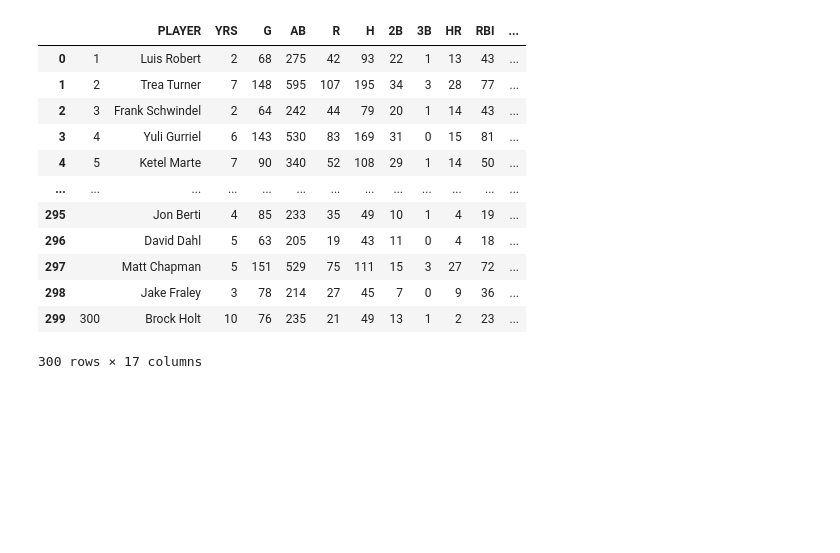
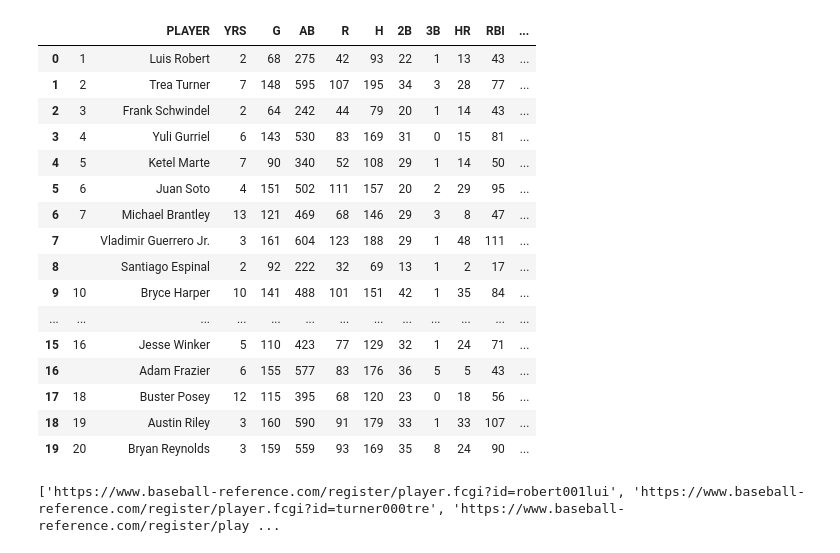
Before and after one commit to lochendrix/MDST, a Jupyter notebook: Baseball df construction f22.ipynb, the cells around one changed output. Cells and saved outputs as stored; diff of their text form; code cells hidden in the pictures; blank space fills up the shorter version.

```diff
--- a/Baseball df construction f22.ipynb
+++ b/Baseball df construction f22.ipynb
@@ -145,37 +145,43 @@ for i in range(1,300,50):
         newDF = pd.concat([newDF,tempDF], ignore_index = True)
 
 #Convert columns from string object to float
 
 for i in range(2,len(columns)):
     colToChange = columns[i]
     newDF[colToChange] = pd.to_numeric(newDF[colToChange])
 
 #Add column for OBP
 
 OBP = []
 
 for i in range (0,newDF.shape[0]):
     OBPi = (newDF.iloc[i,6] + newDF.iloc[i,11]) / (newDF.iloc[i,4] + newDF.iloc[i,11])
     OBP.append(OBPi)
 
 newDF['OBP'] = OBP
 
 
 
 #Export Major League dataset
 
 newDF.to_csv (r'/Users/lochlanhendrix/Desktop/MajorLeagueDF.csv', index = None, header=True)
+
+newDF[:20]
 # %% [output]
 |  |  | PLAYER | YRS | G | AB | R | H | 2B | 3B | HR | RBI | ... |
 | 0 | 1 | Luis Robert | 2 | 68 | 275 | 42 | 93 | 22 | 1 | 13 | 43 | ... |
 | 1 | 2 | Trea Turner | 7 | 148 | 595 | 107 | 195 | 34 | 3 | 28 | 77 | ... |
 | 2 | 3 | Frank Schwindel | 2 | 64 | 242 | 44 | 79 | 20 | 1 | 14 | 43 | ... |
 | 3 | 4 | Yuli Gurriel | 6 | 143 | 530 | 83 | 169 | 31 | 0 | 15 | 81 | ... |
 | 4 | 5 | Ketel Marte | 7 | 90 | 340 | 52 | 108 | 29 | 1 | 14 | 50 | ... |
+| 5 | 6 | Juan Soto | 4 | 151 | 502 | 111 | 157 | 20 | 2 | 29 | 95 | ... |
+| 6 | 7 | Michael Brantley | 13 | 121 | 469 | 68 | 146 | 29 | 3 | 8 | 47 | ... |
+| 7 |  | Vladimir Guerrero Jr. | 3 | 161 | 604 | 123 | 188 | 29 | 1 | 48 | 111 | ... |
+| 8 |  | Santiago Espinal | 2 | 92 | 222 | 32 | 69 | 13 | 1 | 2 | 17 | ... |
+| 9 | 10 | Bryce Harper | 10 | 141 | 488 | 101 | 151 | 42 | 1 | 35 | 84 | ... |
 | ... | ... | ... | ... | ... | ... | ... | ... | ... | ... | ... | ... | ... |
-| 295 |  | Jon Berti | 4 | 85 | 233 | 35 | 49 | 10 | 1 | 4 | 19 | ... |
-| 296 |  | David Dahl | 5 | 63 | 205 | 19 | 43 | 11 | 0 | 4 | 18 | ... |
-| 297 |  | Matt Chapman | 5 | 151 | 529 | 75 | 111 | 15 | 3 | 27 | 72 | ... |
-| 298 |  | Jake Fraley | 3 | 78 | 214 | 27 | 45 | 7 | 0 | 9 | 36 | ... |
-| 299 | 300 | Brock Holt | 10 | 76 | 235 | 21 | 49 | 13 | 1 | 2 | 23 | ... |
+| 15 | 16 | Jesse Winker | 5 | 110 | 423 | 77 | 129 | 32 | 1 | 24 | 71 | ... |
+| 16 |  | Adam Frazier | 6 | 155 | 577 | 83 | 176 | 36 | 5 | 5 | 43 | ... |
+| 17 | 18 | Buster Posey | 12 | 115 | 395 | 68 | 120 | 23 | 0 | 18 | 56 | ... |
+| 18 | 19 | Austin Riley | 3 | 160 | 590 | 91 | 179 | 33 | 1 | 33 | 107 | ... |
+| 19 | 20 | Bryan Reynolds | 3 | 159 | 559 | 93 | 169 | 35 | 8 | 24 | 90 | ... |
-300 rows × 17 columns
@@ -181,0 +191,51 @@ newDF.to_csv (r'/Users/lochlanhendrix/Desktop/MajorLeagueDF.csv', index = None,
+# %%
+import requests
+from bs4 import BeautifulSoup
+import urllib
+from requests_html import HTML
+from requests_html import HTMLSession
+
+def get_source(url):
+    try:
+        session = HTMLSession()
+        response = session.get(url)
+        return response
+
+    except requests.exceptions.RequestException as e:
+        print(e)
+
+def scrape_google(query):
+
+    query = urllib.parse.quote_plus(query)
+    response = get_source("https://www.google.co.uk/search?q=" + query)
+
+    links = list(response.html.absolute_links)
+    google_domains = ('https://www.google.',
+                      'https://google.',
+                      'https://webcache.googleusercontent.',
+                      'http://webcache.googleusercontent.',
+                      'https://policies.google.',
+                      'https://support.google.',
+                      'https://maps.google.')
+
+    for url in links[:]:
+        if url.startswith(google_domains):
+            links.remove(url)
+
+    return links
+
+#def getUrl():
+    #urlList=[]
+    #for i in range(newDF.shape[0]):
+        #queryString = newDF['PLAYER'][i] + " AAA Stats"
+        #linksList=scrape_google(queryString)
+        #for j in range(0,len(linksList)):
+            #if 'https://www.baseball-reference.com/register/player.fcgi' in linksList[j]:
+                #urlList.append(linksList[j])
+    #return urlList
+
+
+
+print(urlList)
+# %% [output]
+['https://www.baseball-reference.com/register/player.fcgi?id=robert001lui', 'https://www.baseball-reference.com/register/player.fcgi?id=turner000tre', 'https://www.baseball-reference.com/register/play ...
```
Also changed, not shown: parts of 1 cell of this notebook.
